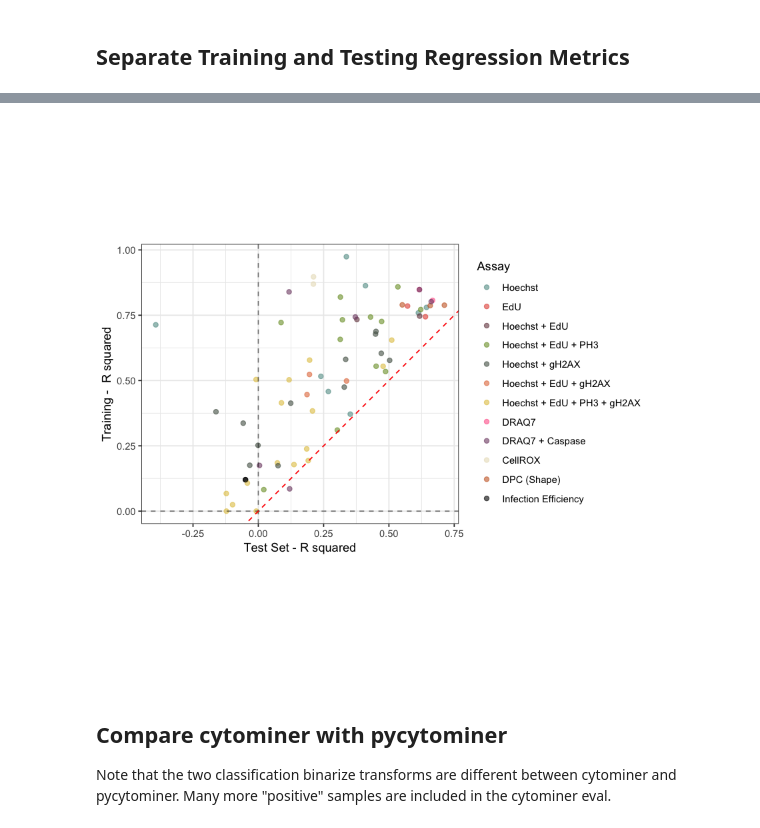
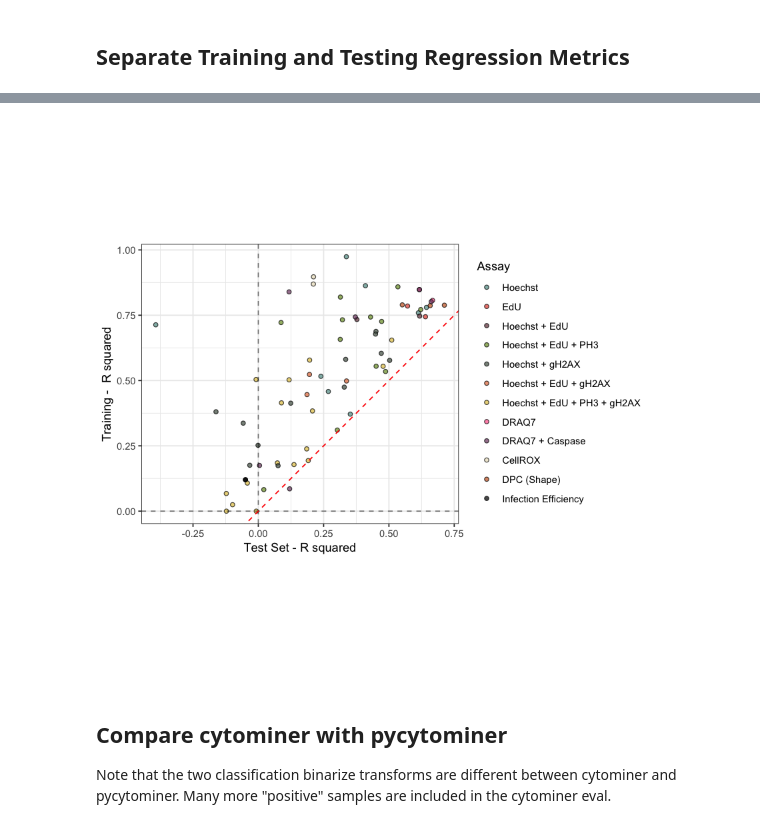
Before and after one commit to broadinstitute/cell-health, a Jupyter notebook: 3.train/5.visualize-performance-summary.ipynb, the cells around one changed output, grey strips where cells are left out. Saved outputs shown, nothing was run; the diff lists cells and outputs as text; code cells hidden in the pictures.

```diff
--- a/3.train/5.visualize-performance-summary.ipynb
+++ b/3.train/5.visualize-performance-summary.ipynb
@@ -364,34 +366,36 @@ ggsave(file, dpi = 300, width = 6, height = 4.25)
 # %%
 ggplot(r_two_df,
        aes(y = train, x = test)) +
-    geom_point(alpha = 0.6,
-               size = 1.7,
-               aes(color = assay)) +
+    geom_point(aes(fill = assay),
+               alpha = 0.72,
+               size = 1.5,
+               shape = 21,
+               color = "black") +
     ylab("Training -  R squared") +
     xlab("Test Set - R squared") +
     geom_vline(xintercept = 0,
                alpha = 0.5,
                linetype = "dashed") +
     geom_hline(yintercept = 0,
                alpha = 0.5,
                linetype = "dashed") +
     geom_abline(slope = 1,
                 intercept = 0,
                 color = "red",
                 linetype = "dashed") +
     coord_fixed() +
-    scale_color_manual(name = "Assay",
-                       values = dye_colors,
-                       labels = dye_labels) +
+    scale_fill_manual(name = "Assay",
+                      values = dye_colors,
+                      labels = dye_labels) +
     theme_bw()
 
 file <- file.path(
     figure_dir,
     paste0("performance_summary_rsquared_assay_", consensus, ".png")
 )
 ggsave(file, dpi = 300, width = 6, height = 4.25)
 # %% [output]
-[figure, old version]
+[figure, new version]
 # %% [markdown]
 ## Compare cytominer with pycytominer
 
```
Also changed, not shown: parts of 3 cells of this notebook, 9 other files.
